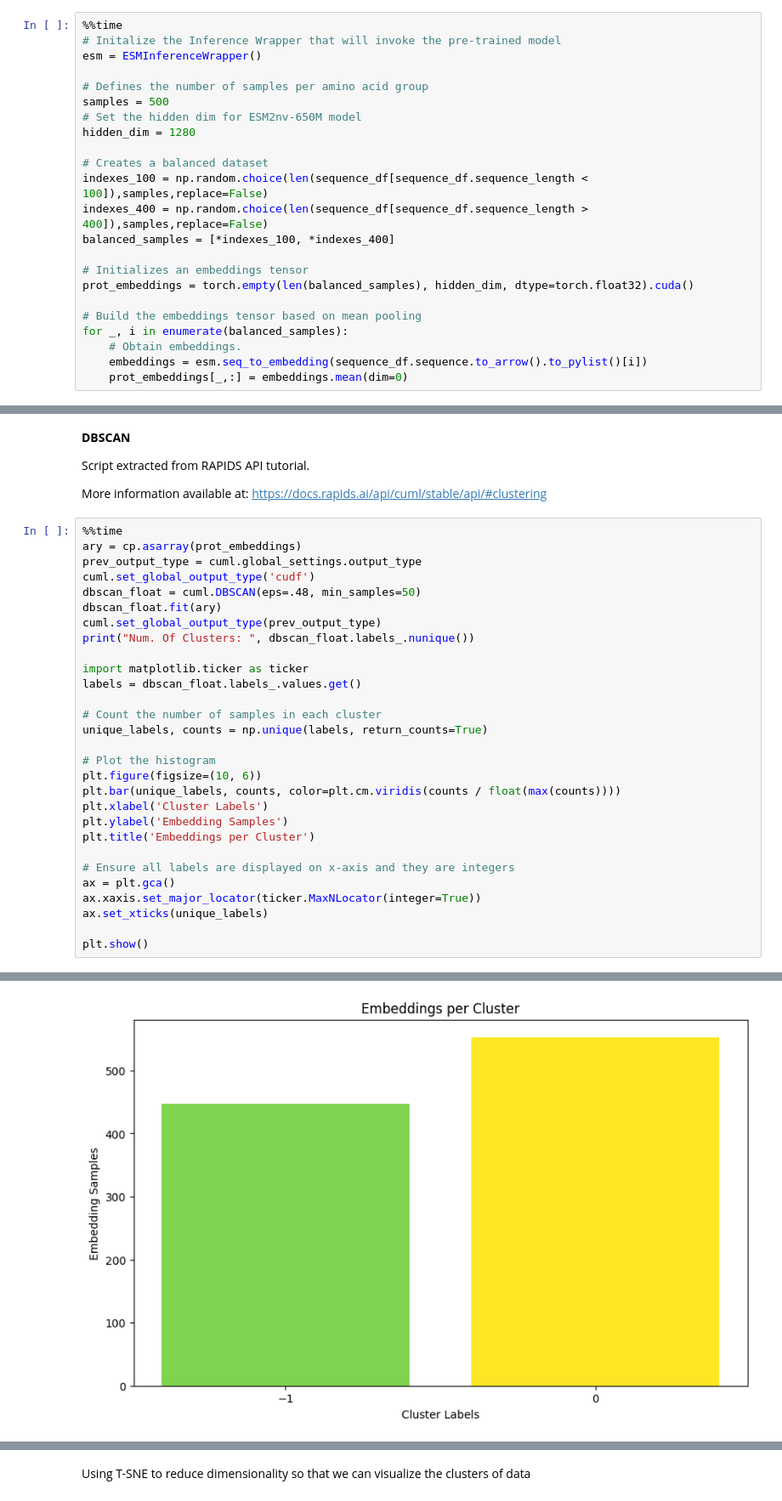
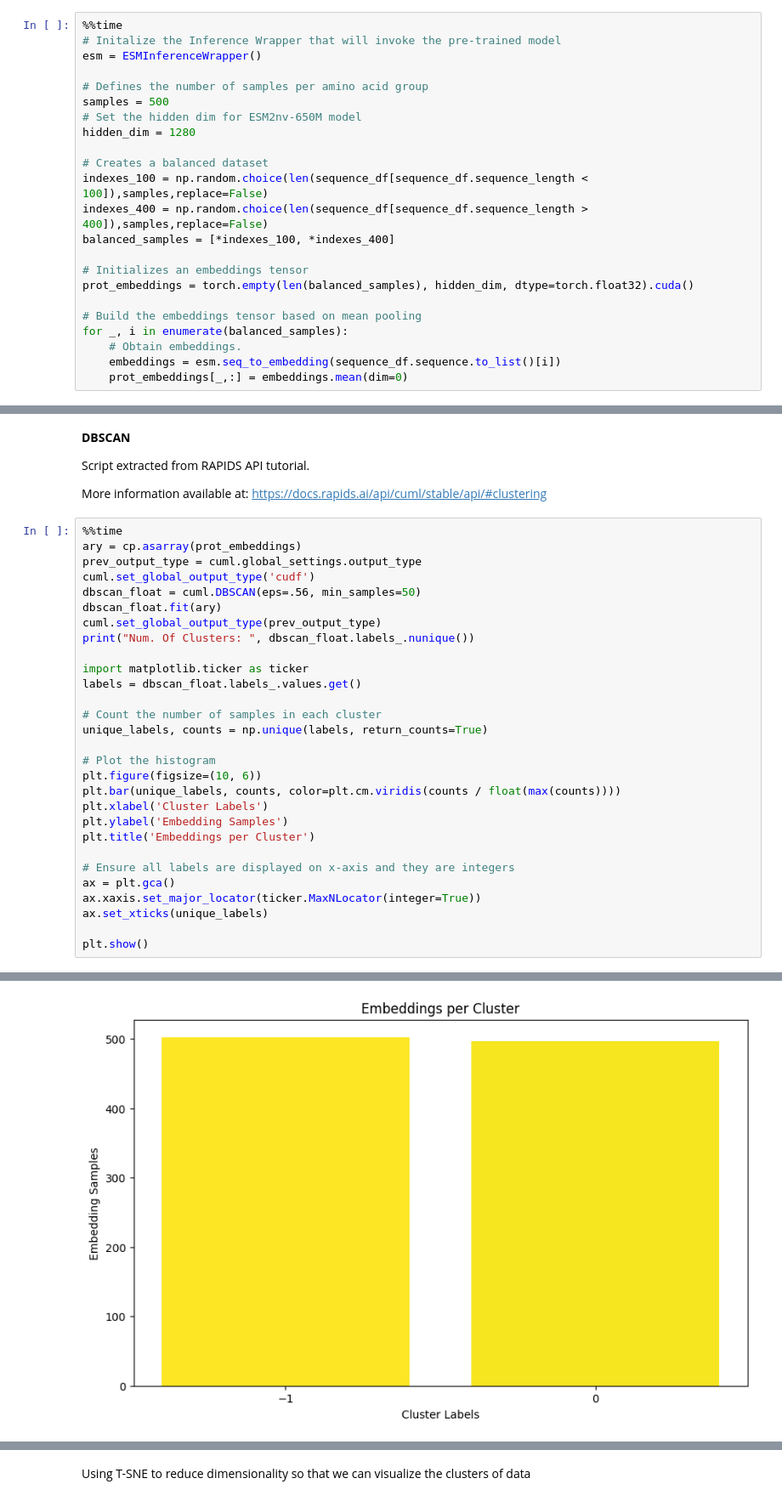
Before and after one commit to ynashed/bionemo-fw-ea, a Jupyter notebook: docs/bionemo/notebooks/protein-esm2nv-clustering.ipynb, the cells around one changed output, grey strips where cells are left out. Shown: that part at 85% size. Saved outputs shown, nothing was run; the diff lists cells and outputs as text.

```diff
--- a/docs/bionemo/notebooks/protein-esm2nv-clustering.ipynb
+++ b/docs/bionemo/notebooks/protein-esm2nv-clustering.ipynb
@@ -335,6 +347,6 @@ prot_embeddings = torch.empty(len(balanced_samples), hidden_dim, dtype=torch.flo
 # Build the embeddings tensor based on mean pooling
 for _, i in enumerate(balanced_samples):
     # Obtain embeddings.
-    embeddings = esm.seq_to_embedding(sequence_df.sequence.to_arrow().to_pylist()[i])
+    embeddings = esm.seq_to_embedding(sequence_df.sequence.to_list()[i])
     prot_embeddings[_,:] = embeddings.mean(dim=0)
 # %% [output]
@@ -354,32 +366,32 @@ More information available at: https://docs.rapids.ai/api/cuml/stable/api/#clust
 # %%
 %%time
 ary = cp.asarray(prot_embeddings)
 prev_output_type = cuml.global_settings.output_type
 cuml.set_global_output_type('cudf')
-dbscan_float = cuml.DBSCAN(eps=.48, min_samples=50)
+dbscan_float = cuml.DBSCAN(eps=.56, min_samples=50)
 dbscan_float.fit(ary)
 cuml.set_global_output_type(prev_output_type)
 print("Num. Of Clusters: ", dbscan_float.labels_.nunique())
 
 import matplotlib.ticker as ticker
 labels = dbscan_float.labels_.values.get()
 
 # Count the number of samples in each cluster
 unique_labels, counts = np.unique(labels, return_counts=True)
 
 # Plot the histogram
 plt.figure(figsize=(10, 6))
 plt.bar(unique_labels, counts, color=plt.cm.viridis(counts / float(max(counts))))
 plt.xlabel('Cluster Labels')
 plt.ylabel('Embedding Samples')
 plt.title('Embeddings per Cluster')
 
 # Ensure all labels are displayed on x-axis and they are integers
 ax = plt.gca()
 ax.xaxis.set_major_locator(ticker.MaxNLocator(integer=True))
 ax.set_xticks(unique_labels)
 
 plt.show()
 # %% [output]
 Num. Of Clusters:  2
-[figure, old version]
+[figure, new version]
```
Also changed, not shown: parts of 12 cells of this notebook.
